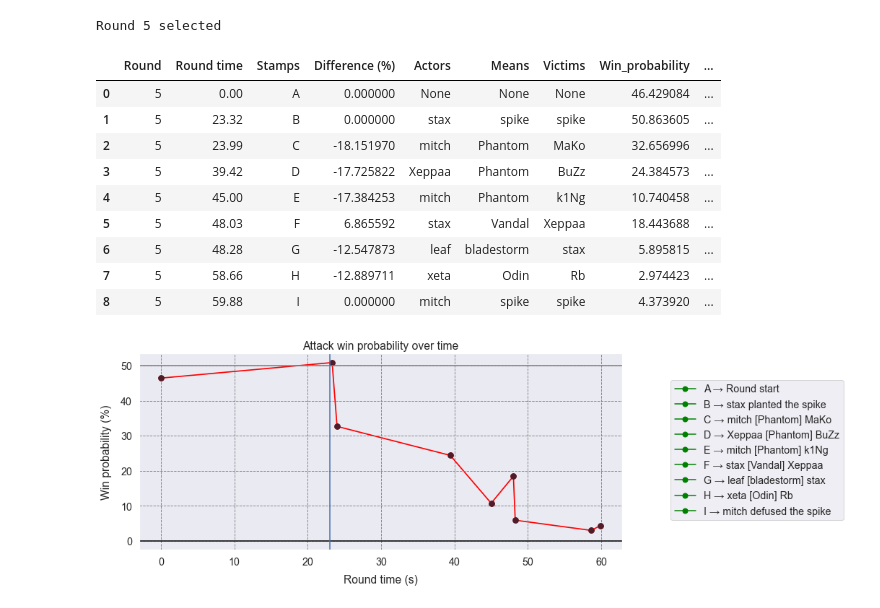
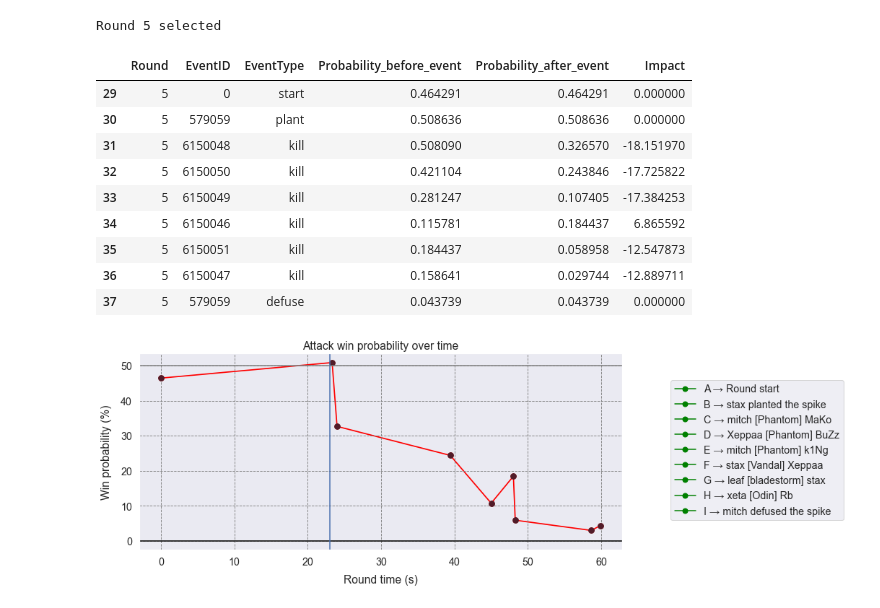
Before and after one commit to mateusb12/valorant_impact, a Jupyter notebook: webscrapping/impact/match_impact_notebook.ipynb, the cells around one changed output. Cells and saved outputs as stored; diff of their text form; code cells hidden in the pictures.

```diff
--- a/webscrapping/impact/match_impact_notebook.ipynb
+++ b/webscrapping/impact/match_impact_notebook.ipynb
@@ -17,18 +17,19 @@ rr.choose_round(5)
 # %% [output]
 Round 5 selected
 # %%
-rr.get_round_probability(side="atk", add_events=True)
+aux = rr.get_round_probability(side="atk")
+aux
 # %% [output]
-|  | Round | Round time | Stamps | Difference (%) | Actors | Means | Victims | Win_probability | ... |
-| 0 | 5 | 0.00 | A | 0.000000 | None | None | None | 46.429084 | ... |
-| 1 | 5 | 23.32 | B | 0.000000 | stax | spike | spike | 50.863605 | ... |
-| 2 | 5 | 23.99 | C | -18.151970 | mitch | Phantom | MaKo | 32.656996 | ... |
-| 3 | 5 | 39.42 | D | -17.725822 | Xeppaa | Phantom | BuZz | 24.384573 | ... |
-| 4 | 5 | 45.00 | E | -17.384253 | mitch | Phantom | k1Ng | 10.740458 | ... |
-| 5 | 5 | 48.03 | F | 6.865592 | stax | Vandal | Xeppaa | 18.443688 | ... |
-| 6 | 5 | 48.28 | G | -12.547873 | leaf | bladestorm | stax | 5.895815 | ... |
-| 7 | 5 | 58.66 | H | -12.889711 | xeta | Odin | Rb | 2.974423 | ... |
-| 8 | 5 | 59.88 | I | 0.000000 | mitch | spike | spike | 4.373920 | ... |
+|  | Round | EventID | EventType | Probability_before_event | Probability_after_event | Impact |
+| 29 | 5 | 0 | start | 0.464291 | 0.464291 | 0.000000 |
+| 30 | 5 | 579059 | plant | 0.508636 | 0.508636 | 0.000000 |
+| 31 | 5 | 6150048 | kill | 0.508090 | 0.326570 | -18.151970 |
+| 32 | 5 | 6150050 | kill | 0.421104 | 0.243846 | -17.725822 |
+| 33 | 5 | 6150049 | kill | 0.281247 | 0.107405 | -17.384253 |
+| 34 | 5 | 6150046 | kill | 0.115781 | 0.184437 | 6.865592 |
+| 35 | 5 | 6150051 | kill | 0.184437 | 0.058958 | -12.547873 |
+| 36 | 5 | 6150047 | kill | 0.158641 | 0.029744 | -12.889711 |
+| 37 | 5 | 579059 | defuse | 0.043739 | 0.043739 | 0.000000 |
 # %%
 rr.plot_round(side="atk")
 # %% [output]
```
Also changed, not shown: parts of 1 cell of this notebook, 1 other file.
